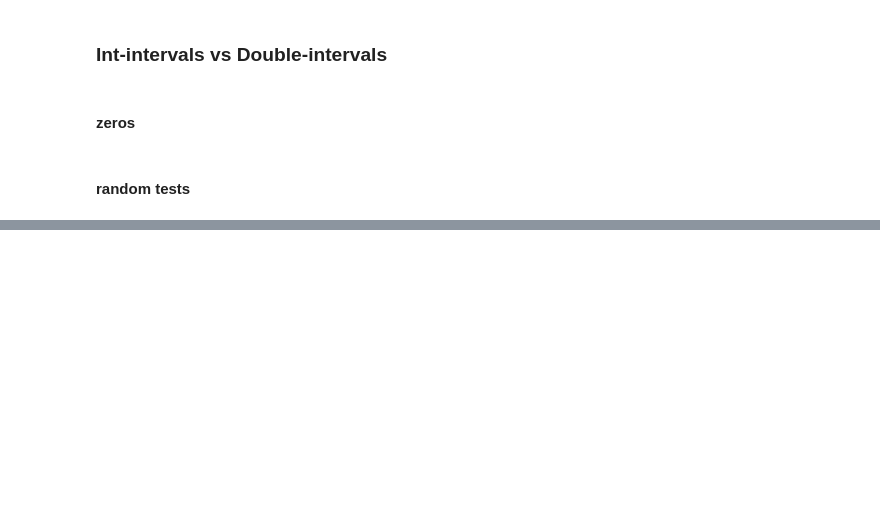
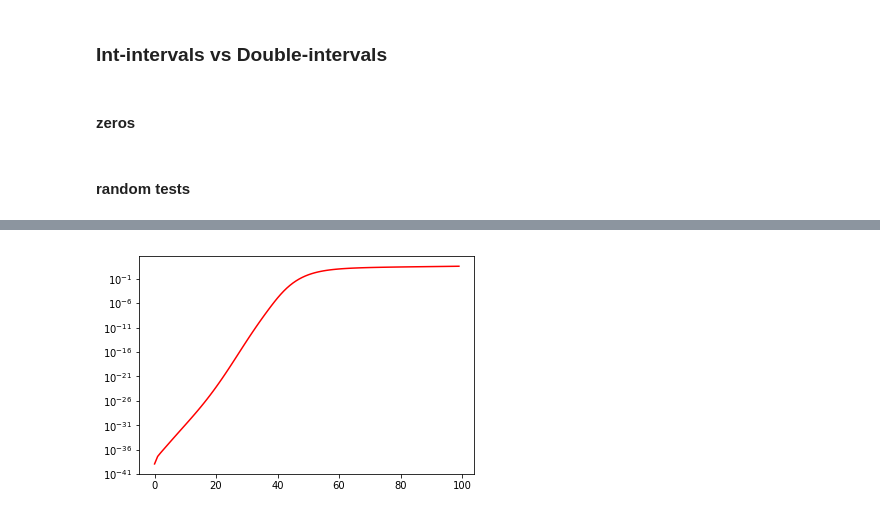
Before and after one commit to lopatovsky/HMMs, a Jupyter notebook: CT-HMM.ipynb, the cells around one changed output, grey strips where cells are left out. Cells and saved outputs as stored; diff of their text form; code cells hidden in the pictures; blank space fills up the shorter version.

```diff
--- a/CT-HMM.ipynb
+++ b/CT-HMM.ipynb
@@ -949,0 +985,14 @@ TypeError: unsupported operand type(s) for /: 'tuple' and 'float'
+# %%
+real = chmm.data_estimate( t,e )
+
+
+fig = plt.figure()
+ax = fig.add_subplot(111)
+ax.set_yscale("log", nonposx='clip')
+
+plt.plot(  np.exp(graph_i[1:] - real) , color="red"  )
+
+#plt.rcParams['figure.figsize'] = [25,25]
+plt.show()
+# %% [output]
+[figure, added]
```
Also changed, not shown: parts of 4 cells of this notebook, 1 other file.
